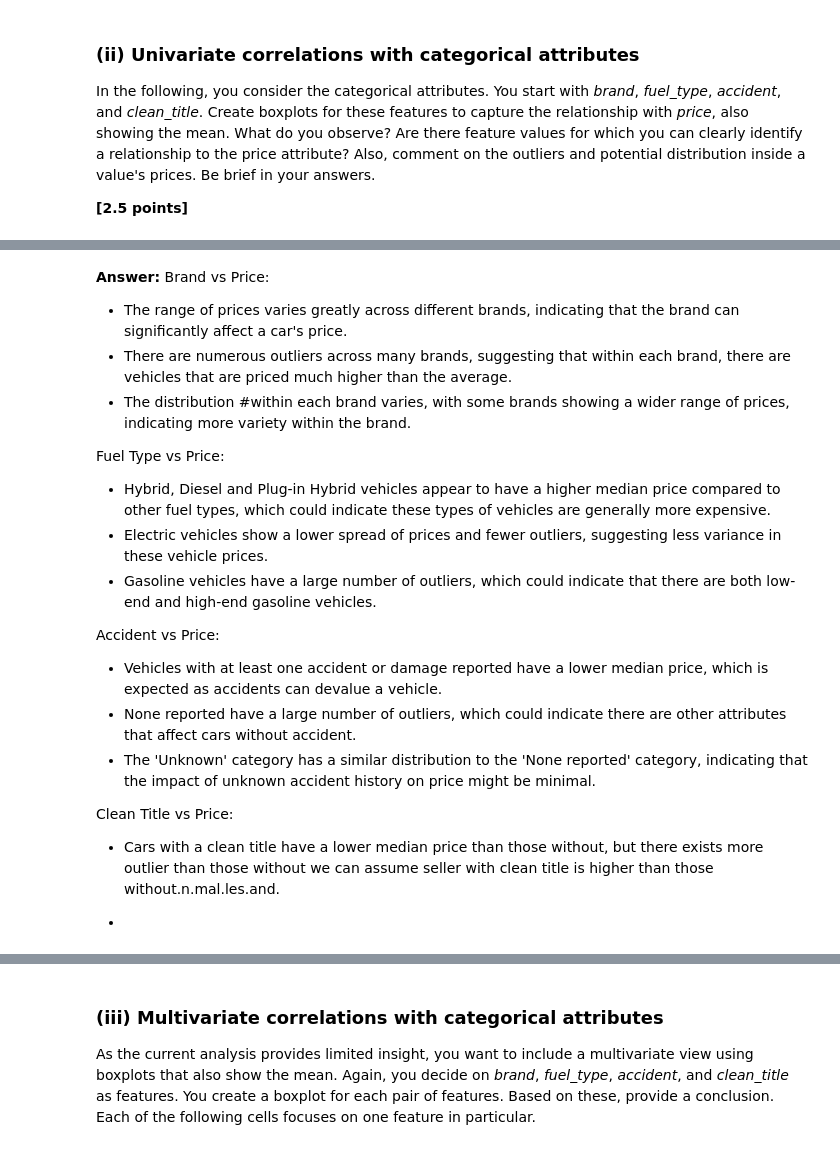
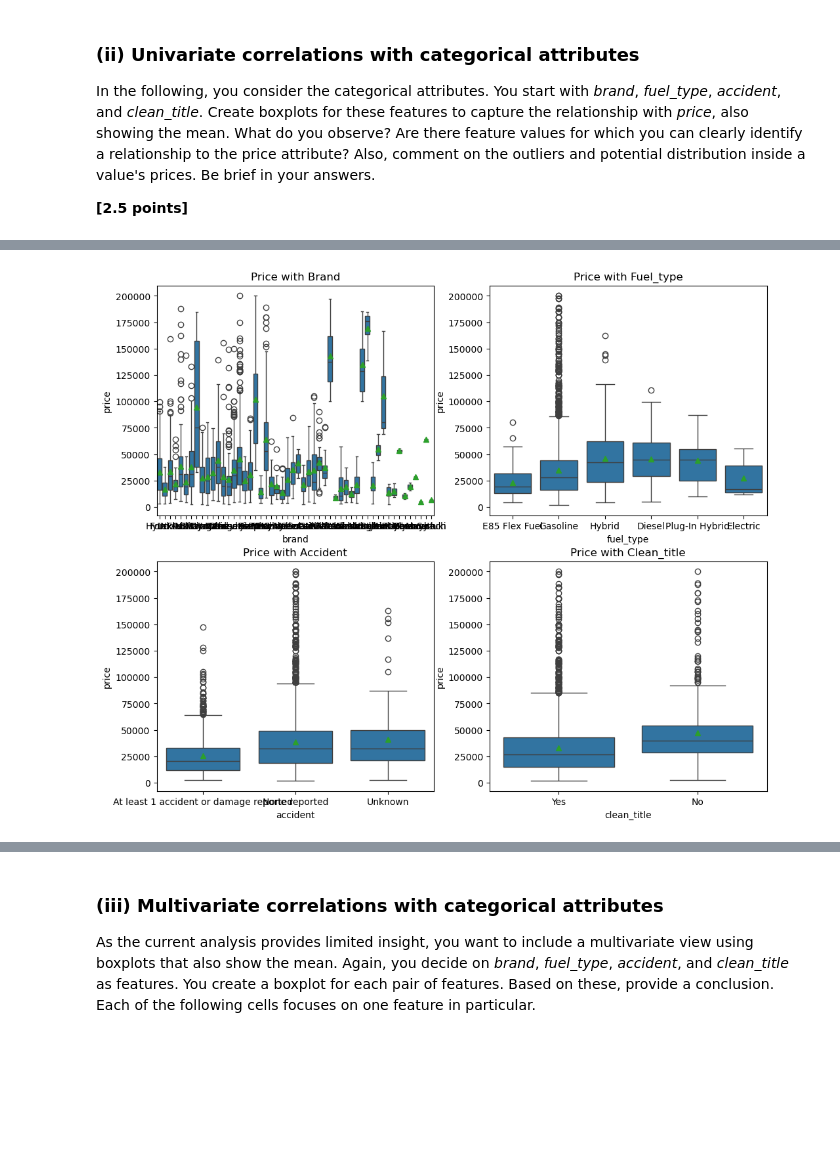
Before and after one commit to tianxj1996/IDS_ASS1, a Jupyter notebook: IDS_WS23_Assignment_part_1-student.ipynb, the cells around one changed output, grey strips where cells are left out. Saved outputs shown, nothing was run; the diff lists cells and outputs as text; code cells hidden in the pictures; blank space fills up the shorter version.

```diff
--- a/IDS_WS23_Assignment_part_1-student.ipynb
+++ b/IDS_WS23_Assignment_part_1-student.ipynb
@@ -370,23 +352,15 @@ plt.show()
-# %% [markdown]
-**Answer:**
-Brand vs Price:
-- The range of prices varies greatly across different brands, indicating that the brand can significantly affect a car's price.
-- There are numerous outliers across many brands, suggesting that within each brand, there are vehicles that are priced much higher than the average.
-- The distribution #within each brand varies, with some brands showing a wider range of prices, indicating more variety within the brand.
-
-Fuel Type vs Price:
-
-- Hybrid, Diesel and Plug-in Hybrid vehicles appear to have a higher median price compared to other fuel types, which could indicate these types of vehicles are generally more expensive.
-- Electric vehicles show a lower spread of prices and fewer outliers, suggesting less variance in these vehicle prices.
-- Gasoline vehicles have a large number of outliers, which could indicate that there are both low-end and high-end gasoline vehicles.
-
-Accident vs Price:
-
-- Vehicles with at least one accident or damage reported have a lower median price, which is expected as accidents can devalue a vehicle.
-- None reported have a large number of outliers, which could indicate there are other attributes that affect cars without accident.
-- The 'Unknown' category has a similar distribution to the 'None reported' category, indicating that the impact of unknown accident history on price might be minimal.
-
-Clean Title vs Price:
-
-- Cars with a clean title have a lower median price than those without, but there exists more outlier than those without we can assume seller with clean title is higher than those without.n.mal.les.and.
-*
+# %%
+# Your code here
+# Categorical attributes
+categorical_attributes = ['brand', 'fuel_type', 'accident', 'clean_title']
+
+# Create boxplots for categorical attributes
+plt.figure(figsize=(12, 10))
+for i, attribute in enumerate(categorical_attributes, 1):
+    plt.subplot(2, 2, i)
+    sns.boxplot(x=attribute, y='price', data=df, showmeans=True)
+    plt.title(f'Price with {attribute.capitalize()}')
+
+plt.show()
+# %% [output]
+[figure, added]
```
Also changed, not shown: parts of 49 cells of this notebook.
